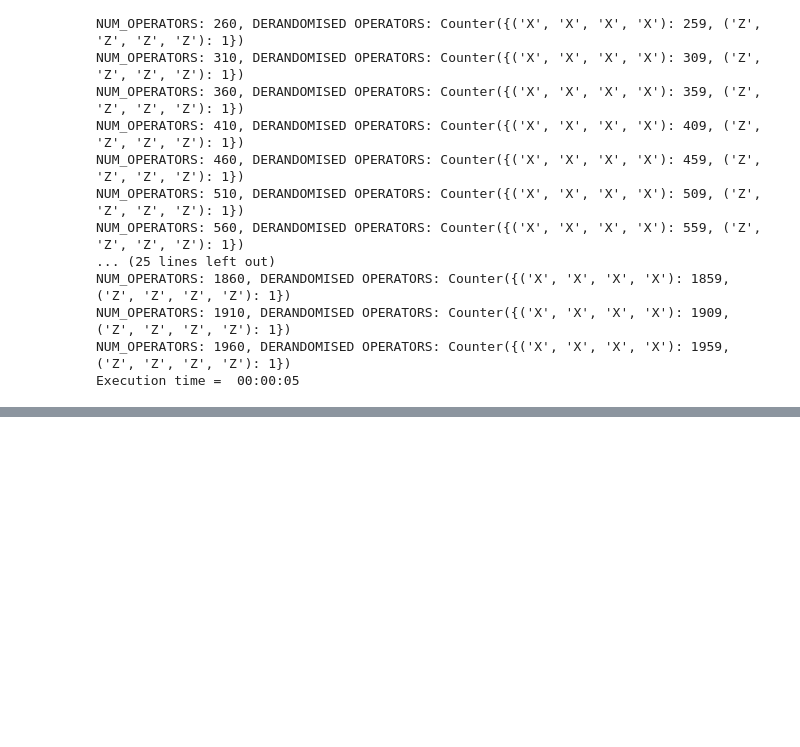
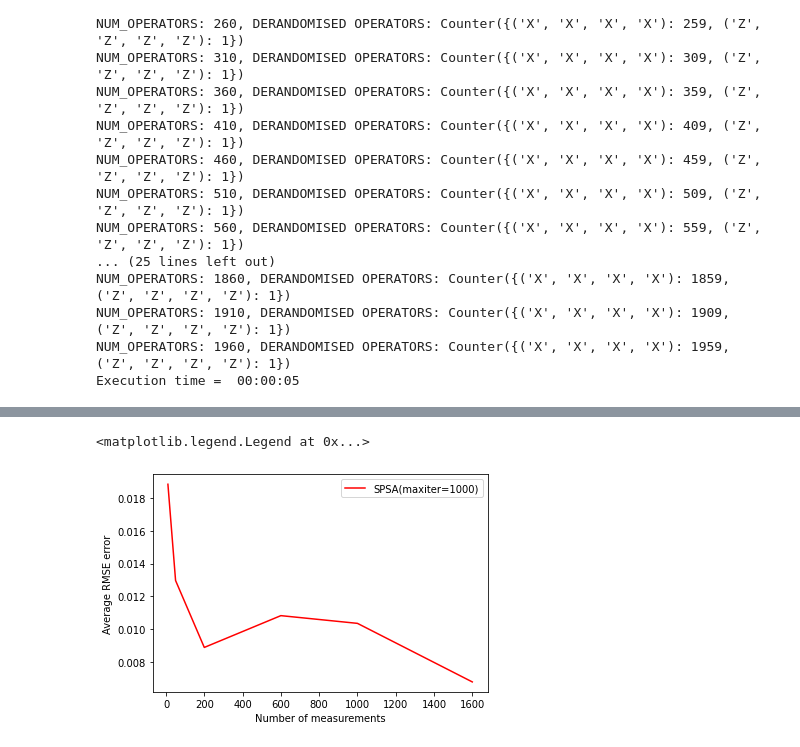
Before and after one commit to renatawong/classical-shadow-vqe, a Jupyter notebook: esp_dcs_vqe_qiskit_optimized.ipynb, the cells around one changed output, grey strips where cells are left out. Drawn from its saved outputs; the diff is of its cells as text; code cells hidden in the pictures; blank space fills up the shorter version.

```diff
--- a/esp_dcs_vqe_qiskit_optimized.ipynb
+++ b/esp_dcs_vqe_qiskit_optimized.ipynb
@@ -238,11 +238,12 @@ def rand_meas_circuit(pauli_op):
     rand_meas = QuantumCircuit(ansatz.num_qubits)
     for idx, op in enumerate(pauli_op):
         if op == 'X':
-            rand_meas.x(idx)
+            rand_meas.h(idx)
         elif op == 'Y':
-            rand_meas.y(idx)
+            rand_meas.h(idx)
+            rand_meas.p(-np.pi/2, idx)
         elif op == 'Z':
-            rand_meas.z(idx)
+            rand_meas.id(idx)
     return rand_meas
 
 
@@ -716,3 +779,66 @@ NUM_OPERATORS: 1860, DERANDOMISED OPERATORS: Counter({('X', 'X', 'X', 'X'): 1859
 NUM_OPERATORS: 1910, DERANDOMISED OPERATORS: Counter({('X', 'X', 'X', 'X'): 1909, ('Z', 'Z', 'Z', 'Z'): 1})
 NUM_OPERATORS: 1960, DERANDOMISED OPERATORS: Counter({('X', 'X', 'X', 'X'): 1959, ('Z', 'Z', 'Z', 'Z'): 1})
 Execution time =  00:00:05
+# %%
+'''
+Attempting to reproduce experimental results reported in https://arxiv.org/abs/2103.07510.
+Modified derandomization involves adding num_operators to be generated and changing 2 places in the original code:
+1. 'for repetition in range(num_operators)' instead of range(num_evals * len(all_observables))
+2. 'if success == len(all_observables) and len(measurement_procedure) == num_operators' instead of
+'if success == len(all_observables)'
+'''
+
+
+
+start_time = time.time()
+
+rmse_errors = []
+num_evals = 10
+measurement_range = [10, 50, 200, 600, 1000, 1600]
+
+for num_operators in measurement_range:
+
+    print('NUMBER OF OPERATORS:', num_operators)
+
+    derandomized_hamiltonian = modified_derandomized_classical_shadow(hamiltonian_terms_XYZ,
+                                                                    num_operators, num_evals, system_size, weight=weights_XYZ)
+
+    tuples = (tuple(pauli) for pauli in derandomized_hamiltonian)
+    counts = Counter(tuples)
+    print('DERANDOMISED OPERATORS:', counts)
+
+
+    optimizer = SPSA(maxiter=1000)
+    cost_function = partial(objective_function, derandomized_hamiltonian)
+    expectation_values = []
+    num_experiments = 5
+
+
+    for iteration in range(num_experiments):
+        cost_history = []
+        params = np.random.rand(ansatz.num_parameters)
+        result = optimizer.minimize(fun=cost_function, x0=params)
+        expectation_values.append(min(cost_history))
+        print("EXPERIMENT {}: GROUND STATE ENERGY FOUND = {}".format(iteration, min(cost_history)))
+
+
+
+    rmse_derandomised_cs = np.sqrt(np.sum([(EXPECTED_EIGENVALUE - expectation_values[i])**2
+                                           for i in range(num_experiments)])/num_experiments)
+
+    rmse_errors.append(rmse_derandomised_cs)
+    print('AVERAGE RMSE ERROR:', rmse_derandomised_cs)
+
+
+elapsed_time = time.time() - start_time
+print("Execution time = ", time.strftime("%H:%M:%S", time.gmtime(elapsed_time)))
+
+
+points = measurement_range
+num_points = len(measurement_range)
+
+plt.plot([i for i in points], [rmse_errors[i] for i in range(num_points)], 'r', label='SPSA(maxiter=1000)')
+plt.xlabel('Number of measurements')
+plt.ylabel('Average RMSE error')
+plt.legend(loc=1)
+# %% [output]
@@ -718,0 +862,2 @@ Execution time =  00:00:05
+<matplotlib.legend.Legend at 0x...>
+[figure, added]
```
Also changed, not shown: parts of 4 cells of this notebook.
